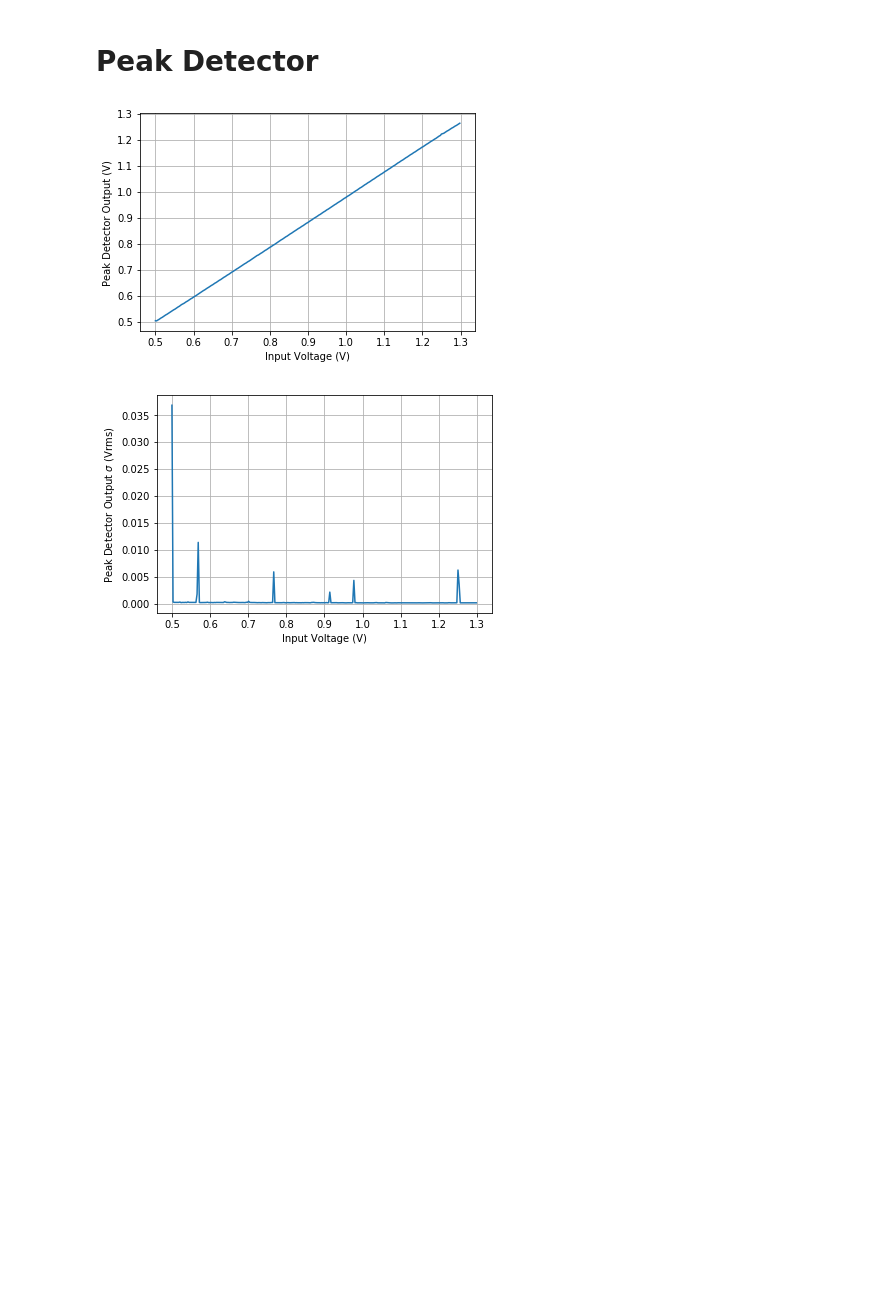
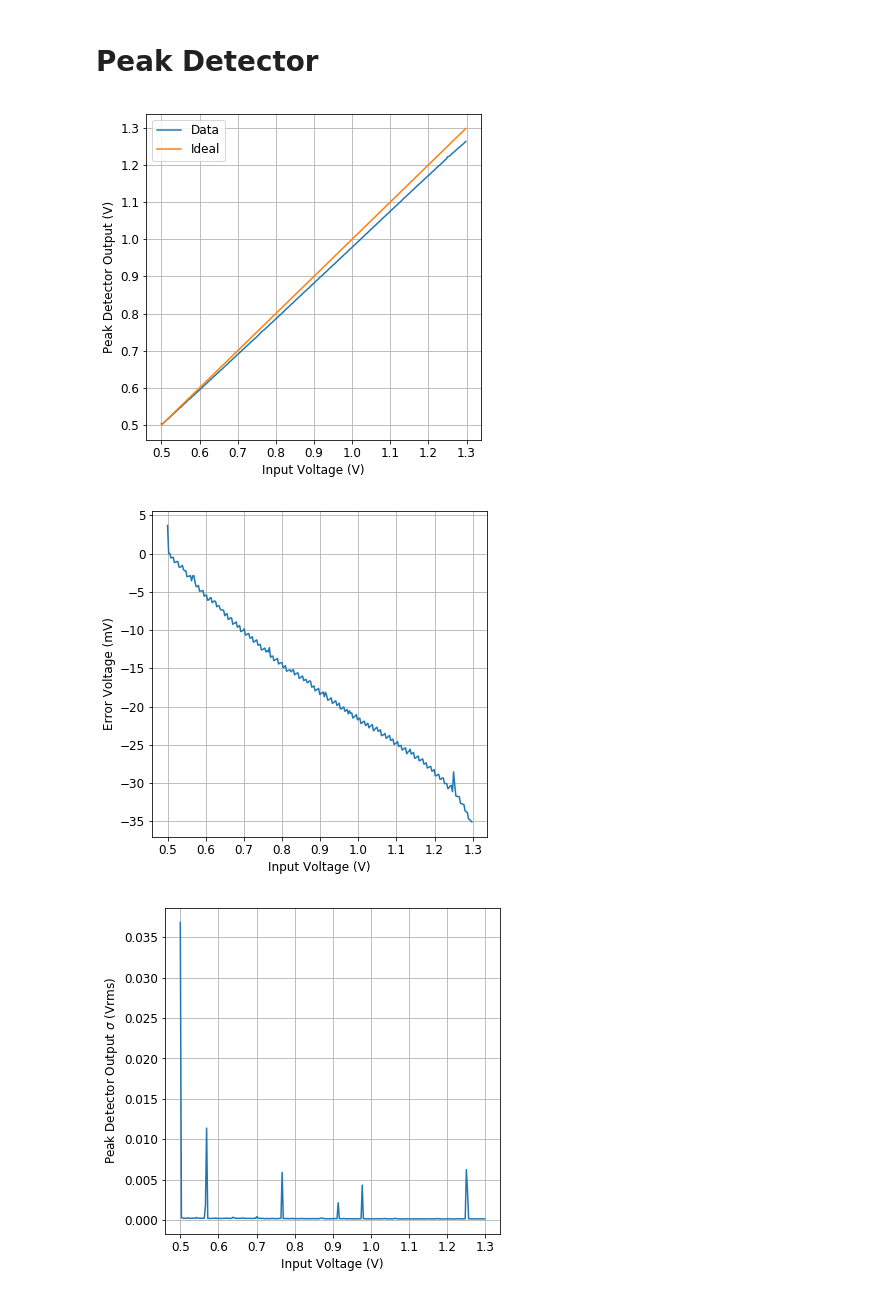
Before and after one commit to iiSmiley/span-ion-code, a Jupyter notebook: testing/plotting.ipynb, the cells around one changed output. Drawn from its saved outputs; the diff is of its cells as text; code cells hidden in the pictures; blank space fills up the shorter version.

```diff
--- a/testing/plotting.ipynb
+++ b/testing/plotting.ipynb
@@ -160,26 +160,39 @@ Text(0.5,1,'Max RMS Noise: 1.17 mV')
 file_in = '../../data/testing/20220303_181854_pk_200x.yaml'
 with open(file_in, 'r') as f:
     data_dict = yaml.load(f, Loader=yaml.FullLoader)
+# %%
+plt.rcParams['figure.figsize'] = (6,6)
+plt.rcParams.update({'font.size': 12})
 # %%
 vin_ideal_vec = data_dict['ideal']
 vin_real_vec = data_dict['real']
 vout_raw = data_dict['output']
 vout_avg_vec = [np.mean(vout_vec) for vout_vec in vout_raw]
 vout_std_vec = [np.std(vout_vec) for vout_vec in vout_raw]
+vout_avg_err_vec = np.array([vout_avg_vec[i]-vin_real_vec[i] for i,_ in enumerate(vin_real_vec)])
 
-plt.plot(vin_real_vec, vout_avg_vec)
+plt.plot(vin_real_vec, vout_avg_vec, label='Data')
+plt.plot(vin_real_vec, vin_real_vec, label='Ideal')
+plt.grid(True)
+plt.legend()
+plt.xlabel('Input Voltage (V)');
+plt.ylabel('Peak Detector Output (V)');
+
+plt.figure()
+plt.plot(vin_real_vec, vout_avg_err_vec*1e3)
 plt.grid(True)
 plt.xlabel('Input Voltage (V)');
-plt.ylabel('Peak Detector Output (V)');
+plt.ylabel('Error Voltage (mV)');
 
 plt.figure()
 plt.plot(vin_real_vec, vout_std_vec)
 plt.grid(True)
 plt.xlabel('Input Voltage (V)');
 plt.ylabel('Peak Detector Output $\sigma$ (Vrms)');
 # %% [output]
-[figure, old version]
+[figure, new version]
-[figure, old version]
+[figure, new version]
+[figure, added]
 # %%
 # Looking at conditions with worst standard deviations
 idx_max_std_vec = np.argsort(vout_std_vec)[::-1]
```
Also changed, not shown: parts of 1 cell of this notebook, 9 other files.
